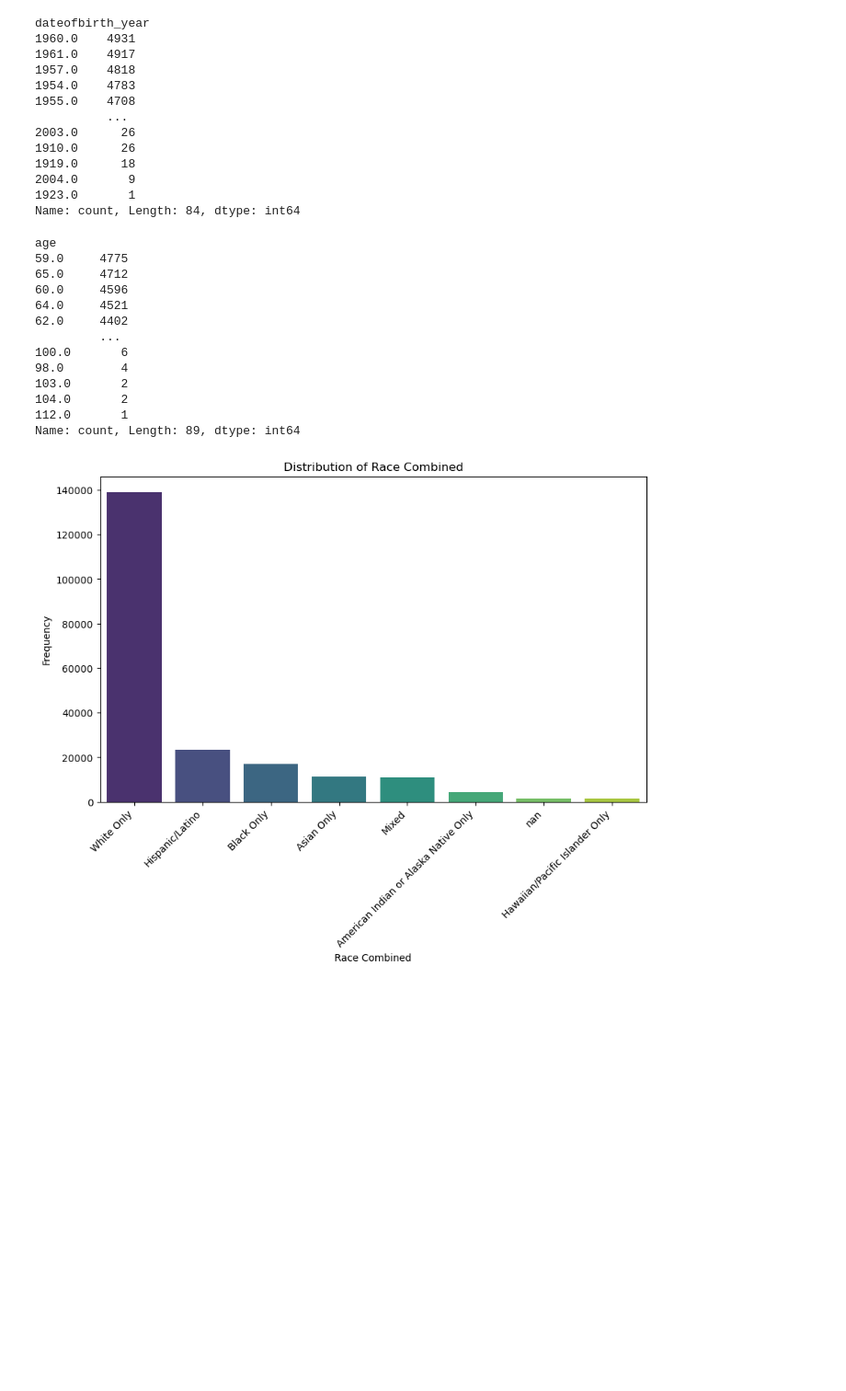
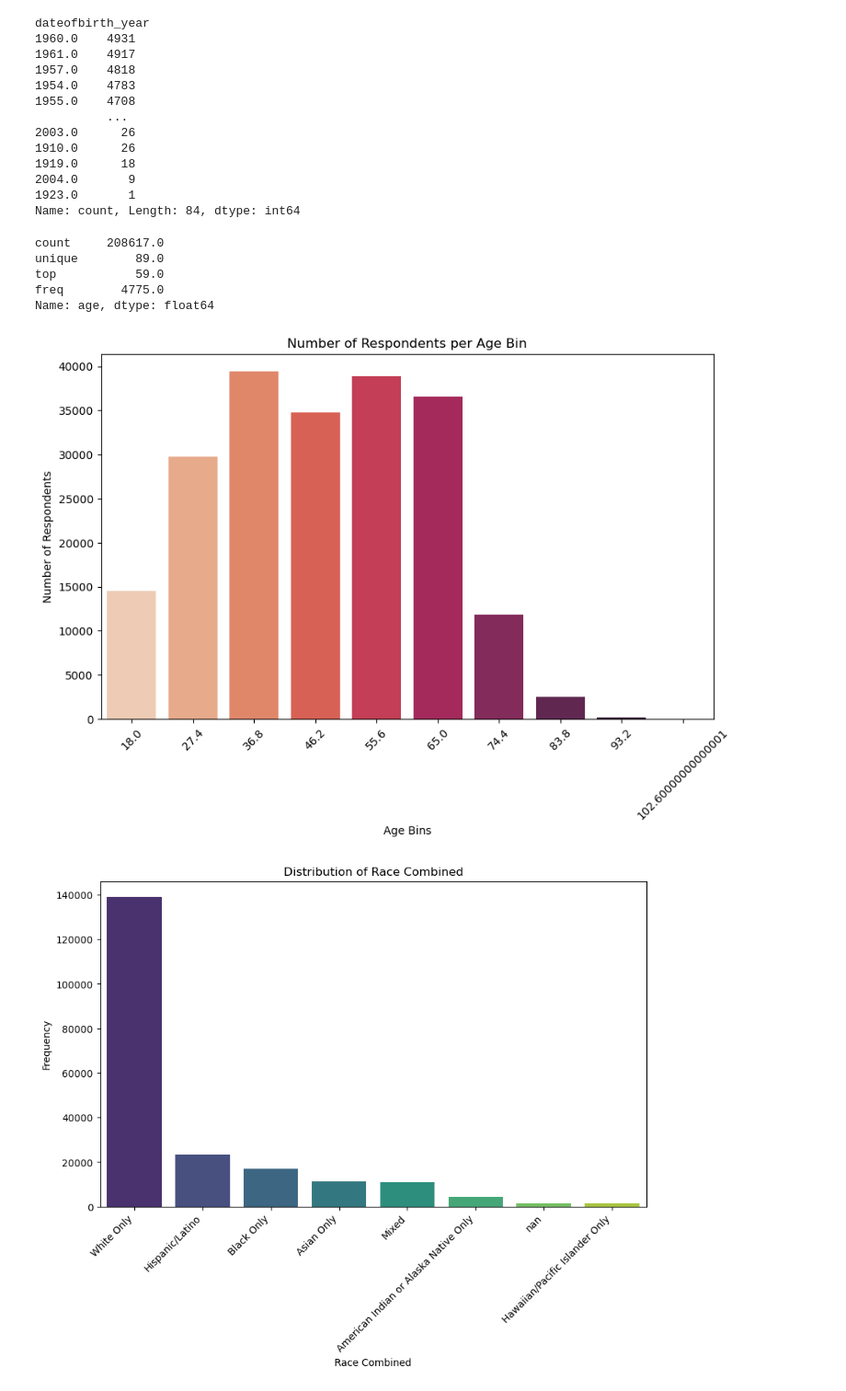
Before and after one commit to aditisudhakar/DSDP-Project-2, a Jupyter notebook: Loneliness.ipynb, the cells around one changed output. Shown: that part at 92% size. Cells and saved outputs as stored; diff of their text form; code cells hidden in the pictures; blank space fills up the shorter version.

Commit message:
plots

```diff
--- a/Loneliness.ipynb
+++ b/Loneliness.ipynb
@@ -248,22 +242,28 @@ dateofbirth_year
 2004.0       9
 1923.0       1
 Name: count, Length: 84, dtype: int64
-# %%
-newdf['age'].value_counts()
-# %% [output]
-age
-59.0     4775
-65.0     4712
-60.0     4596
-64.0     4521
-62.0     4402
-         ...
-100.0       6
-98.0        4
-103.0       2
-104.0       2
-112.0       1
-Name: count, Length: 89, dtype: int64
+# %%
+print(newdf['age'].describe())
+#age is a categorical variable here
+age_counts = newdf['age'].value_counts().sort_index()
+
+#plot
+#create 10 bins for age
+age_counts, bin_edges = np.histogram(newdf['age'].dropna(), bins=10)
+plt.figure(figsize=(10, 6))
+sns.barplot(x=bin_edges[:-1], y=age_counts, palette='rocket_r')  #bin_edges[:-1] to align with counts
+plt.title('Number of Respondents per Age Bin')
+plt.xlabel('Age Bins')
+plt.ylabel('Number of Respondents')
+plt.xticks(rotation=45)
+plt.show()
+# %% [output]
+count     208617.0
+unique        89.0
+top           59.0
+freq        4775.0
+Name: age, dtype: float64
+[figure, added]
 # %%
 race_counts = newdf['race_combined'].value_counts()
 
```
Also changed, not shown: parts of 33 cells of this notebook.
